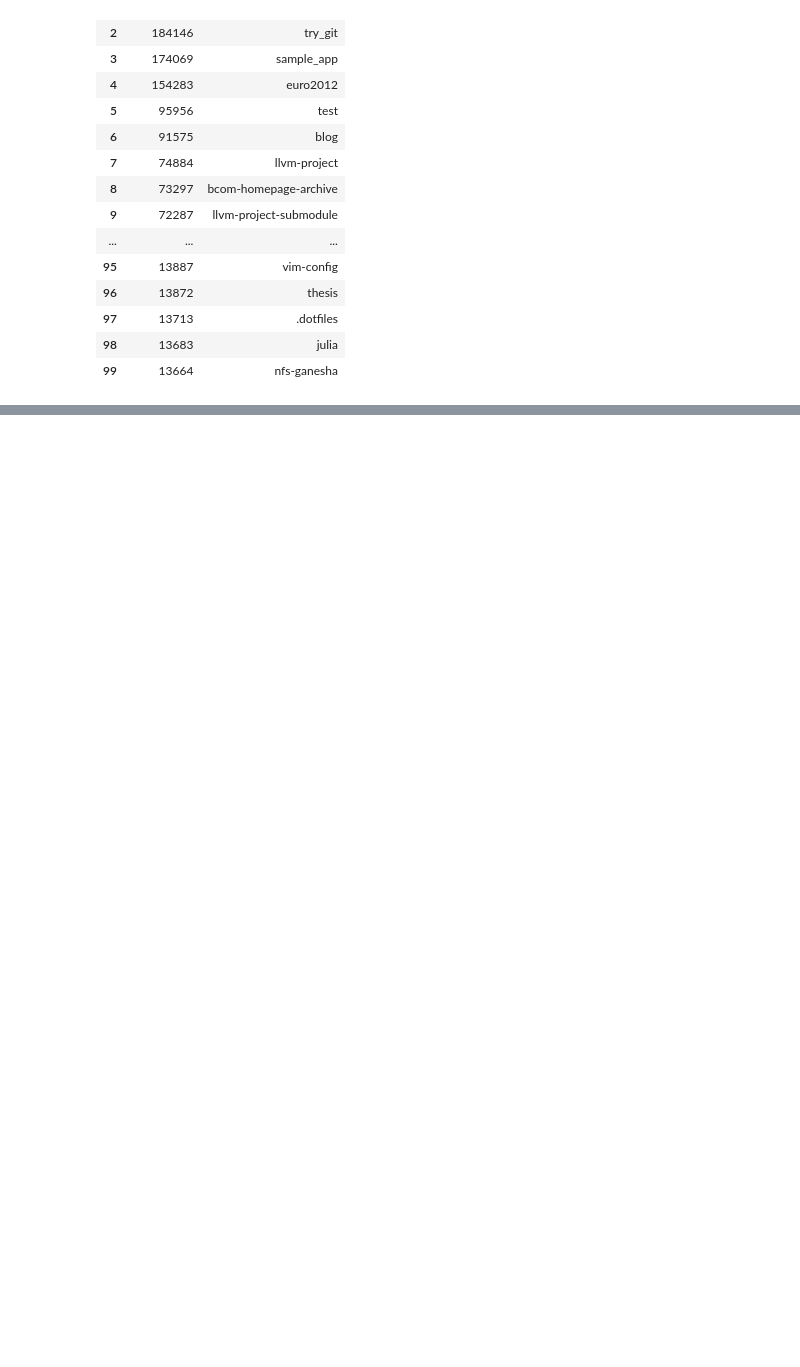
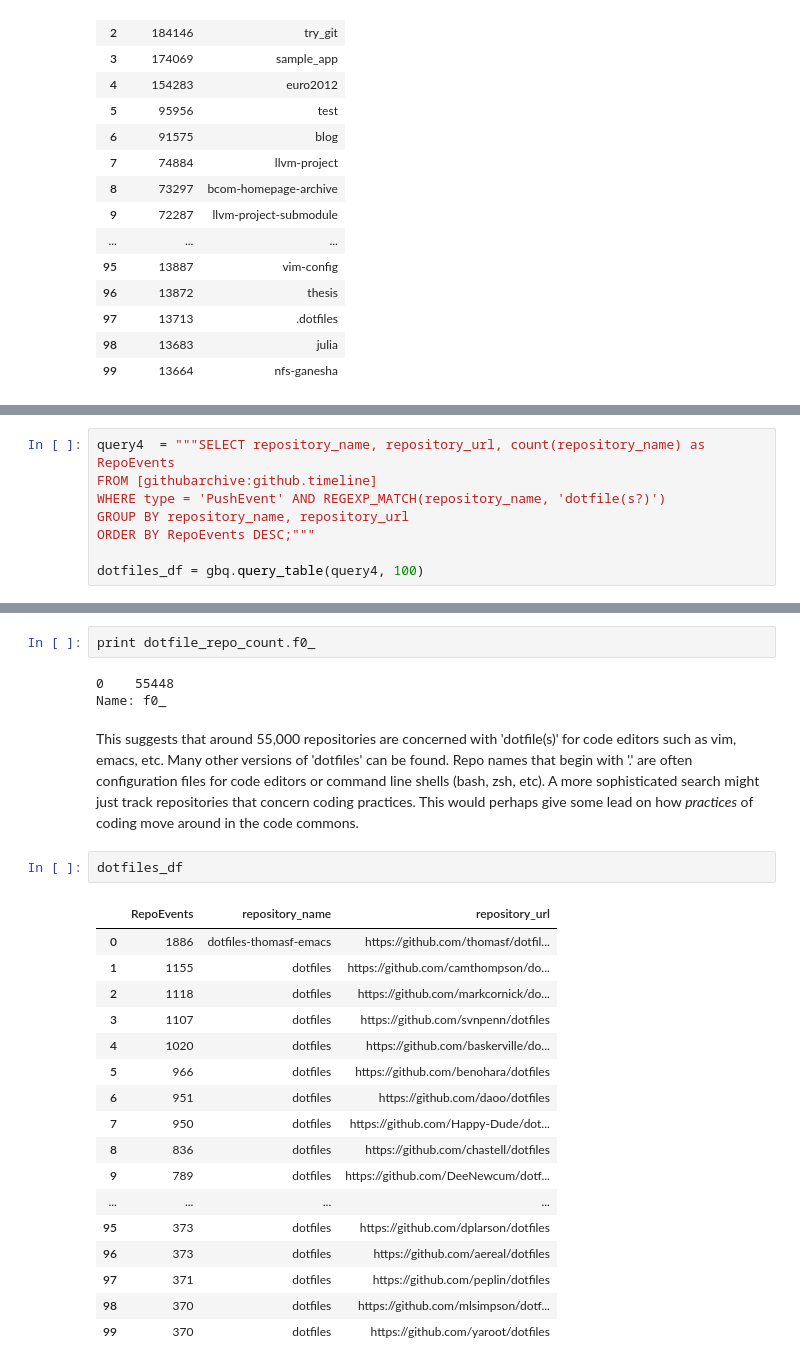
Before and after one commit to metacommunities/metacommunities, a Jupyter notebook: GithubArchive exploration.ipynb, the cells around one changed output, grey strips where cells are left out. Cells and saved outputs as stored; diff of their text form; blank space fills up the shorter version.

```diff
--- a/GithubArchive exploration.ipynb
+++ b/GithubArchive exploration.ipynb
@@ -117,0 +161,8 @@ The ordering changes here, although many of the same repo names appear. But that
+# %%
+query4  = """SELECT repository_name, repository_url, count(repository_name) as RepoEvents
+FROM [githubarchive:github.timeline]
+WHERE type = 'PushEvent' AND REGEXP_MATCH(repository_name, 'dotfile(s?)')
+GROUP BY repository_name, repository_url
+ORDER BY RepoEvents DESC;"""
+
+dotfiles_df = gbq.query_table(query4, 100)
@@ -117,0 +191,27 @@ The ordering changes here, although many of the same repo names appear. But that
+# %%
+print dotfile_repo_count.f0_
+# %% [output]
+0    55448
+Name: f0_
+# %% [markdown]
+This suggests that around 55,000 repositories are concerned with 'dotfile(s)' for code editors such as vim, emacs, etc. Many other versions of 'dotfiles' can be found. Repo names that begin with '.' are often configuration files for code editors or command line shells (bash, zsh, etc). A more sophisticated search might just track repositories that concern coding practices. This would perhaps give some lead on how _practices_ of coding move around in the code commons.
+# %%
+dotfiles_df
+# %% [output]
+|  | RepoEvents | repository_name | repository_url |
+| 0 | 1886 | dotfiles-thomasf-emacs | https://github.com/thomasf/dotfil... |
+| 1 | 1155 | dotfiles | https://github.com/camthompson/do... |
+| 2 | 1118 | dotfiles | https://github.com/markcornick/do... |
+| 3 | 1107 | dotfiles | https://github.com/svnpenn/dotfiles |
+| 4 | 1020 | dotfiles | https://github.com/baskerville/do... |
+| 5 | 966 | dotfiles | https://github.com/benohara/dotfiles |
+| 6 | 951 | dotfiles | https://github.com/daoo/dotfiles |
+| 7 | 950 | dotfiles | https://github.com/Happy-Dude/dot... |
+| 8 | 836 | dotfiles | https://github.com/chastell/dotfiles |
+| 9 | 789 | dotfiles | https://github.com/DeeNewcum/dotf... |
+| ... | ... | ... | ... |
+| 95 | 373 | dotfiles | https://github.com/dplarson/dotfiles |
+| 96 | 373 | dotfiles | https://github.com/aereal/dotfiles |
+| 97 | 371 | dotfiles | https://github.com/peplin/dotfiles |
+| 98 | 370 | dotfiles | https://github.com/mlsimpson/dotf... |
+| 99 | 370 | dotfiles | https://github.com/yaroot/dotfiles |
```
Also changed, not shown: parts of 12 cells of this notebook, 1 other file.
